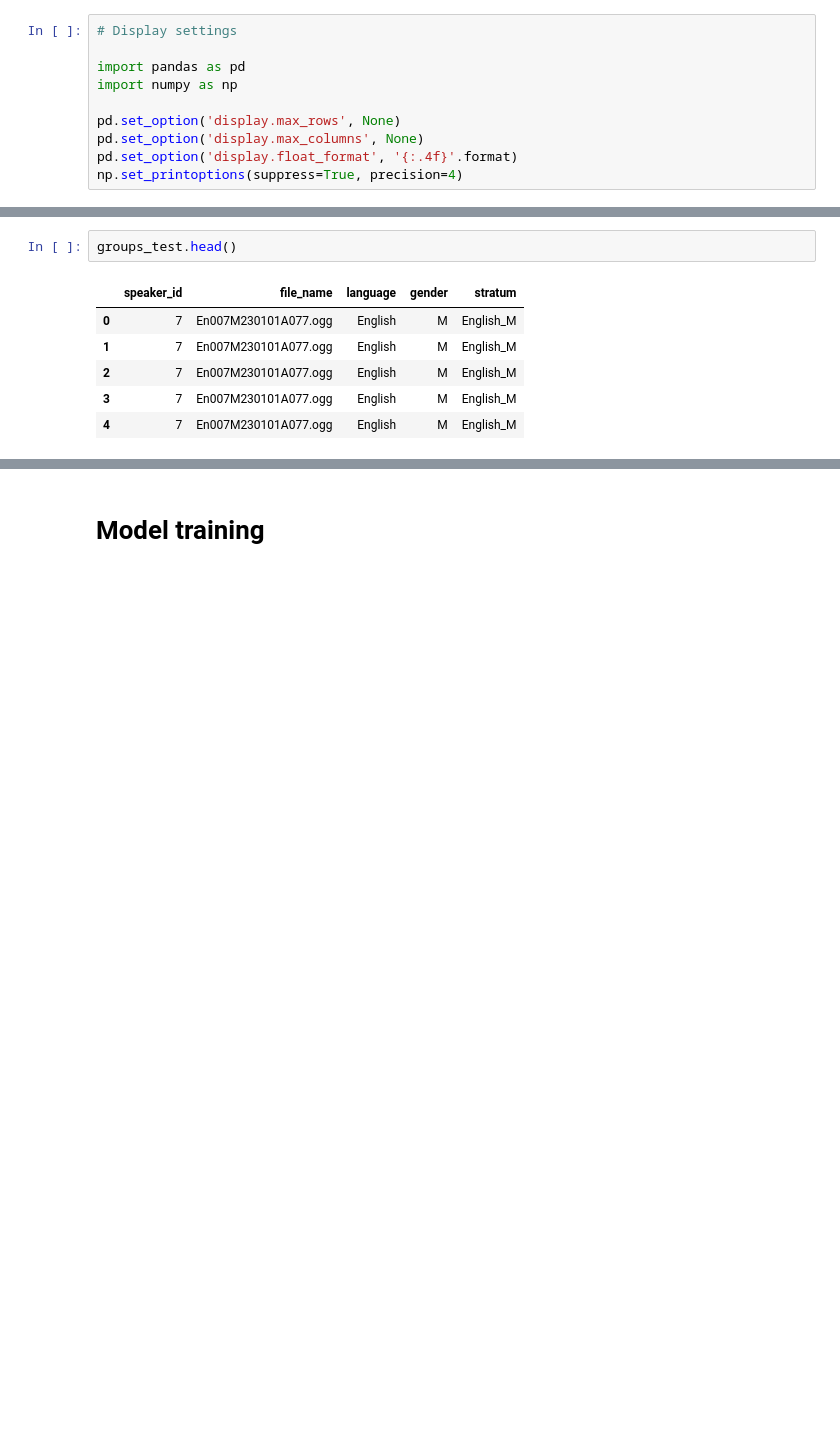
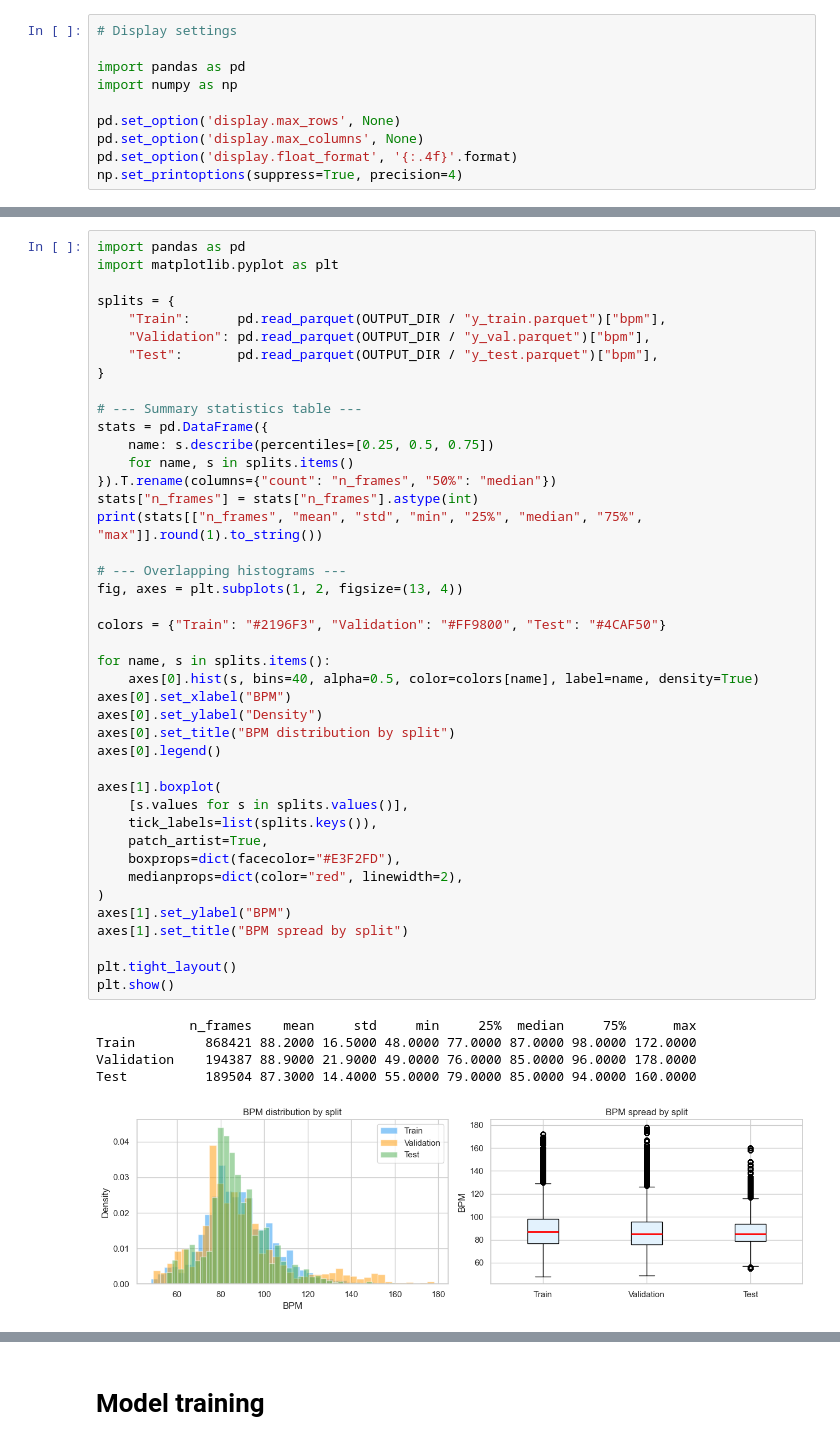
Before and after one commit to PMichniewska/Bachelor-s-Thesis-Project, a Jupyter notebook: Implementation/Coding Pipeline.ipynb, the cells around one changed output, grey strips where cells are left out. Saved outputs shown, nothing was run; the diff lists cells and outputs as text; blank space fills up the shorter version.

```diff
--- a/Implementation/Coding Pipeline.ipynb
+++ b/Implementation/Coding Pipeline.ipynb
@@ -383,12 +352,51 @@ X_test.head()
-# %%
-groups_test.head()
-# %% [output]
-|  | speaker_id | file_name | language | gender | stratum |
-| 0 | 7 | En007M230101A077.ogg | English | M | English_M |
-| 1 | 7 | En007M230101A077.ogg | English | M | English_M |
-| 2 | 7 | En007M230101A077.ogg | English | M | English_M |
-| 3 | 7 | En007M230101A077.ogg | English | M | English_M |
-| 4 | 7 | En007M230101A077.ogg | English | M | English_M |
+# %%
+import pandas as pd
+import matplotlib.pyplot as plt
+
+splits = {
+    "Train":      pd.read_parquet(OUTPUT_DIR / "y_train.parquet")["bpm"],
+    "Validation": pd.read_parquet(OUTPUT_DIR / "y_val.parquet")["bpm"],
+    "Test":       pd.read_parquet(OUTPUT_DIR / "y_test.parquet")["bpm"],
+}
+
+# --- Summary statistics table ---
+stats = pd.DataFrame({
+    name: s.describe(percentiles=[0.25, 0.5, 0.75])
+    for name, s in splits.items()
+}).T.rename(columns={"count": "n_frames", "50%": "median"})
+stats["n_frames"] = stats["n_frames"].astype(int)
+print(stats[["n_frames", "mean", "std", "min", "25%", "median", "75%", "max"]].round(1).to_string())
+
+# --- Overlapping histograms ---
+fig, axes = plt.subplots(1, 2, figsize=(13, 4))
+
+colors = {"Train": "#2196F3", "Validation": "#FF9800", "Test": "#4CAF50"}
+
+for name, s in splits.items():
+    axes[0].hist(s, bins=40, alpha=0.5, color=colors[name], label=name, density=True)
+axes[0].set_xlabel("BPM")
+axes[0].set_ylabel("Density")
+axes[0].set_title("BPM distribution by split")
+axes[0].legend()
+
+axes[1].boxplot(
+    [s.values for s in splits.values()],
+    tick_labels=list(splits.keys()),
+    patch_artist=True,
+    boxprops=dict(facecolor="#E3F2FD"),
+    medianprops=dict(color="red", linewidth=2),
+)
+axes[1].set_ylabel("BPM")
+axes[1].set_title("BPM spread by split")
+
+plt.tight_layout()
+plt.show()
+# %% [output]
+            n_frames    mean     std     min     25%  median     75%      max
+Train         868421 88.2000 16.5000 48.0000 77.0000 87.0000 98.0000 172.0000
+Validation    194387 88.9000 21.9000 49.0000 76.0000 85.0000 96.0000 178.0000
+Test          189504 87.3000 14.4000 55.0000 79.0000 85.0000 94.0000 160.0000
+[figure, added]
 # %%
 y_test.head()
 # %% [output]
```
Also changed, not shown: parts of 15 cells of this notebook, 3 other files.
